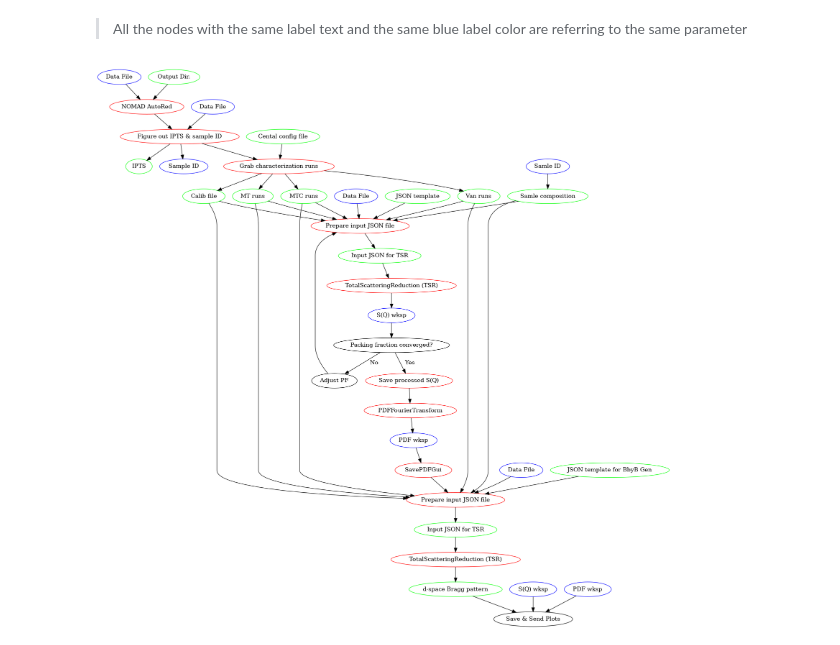
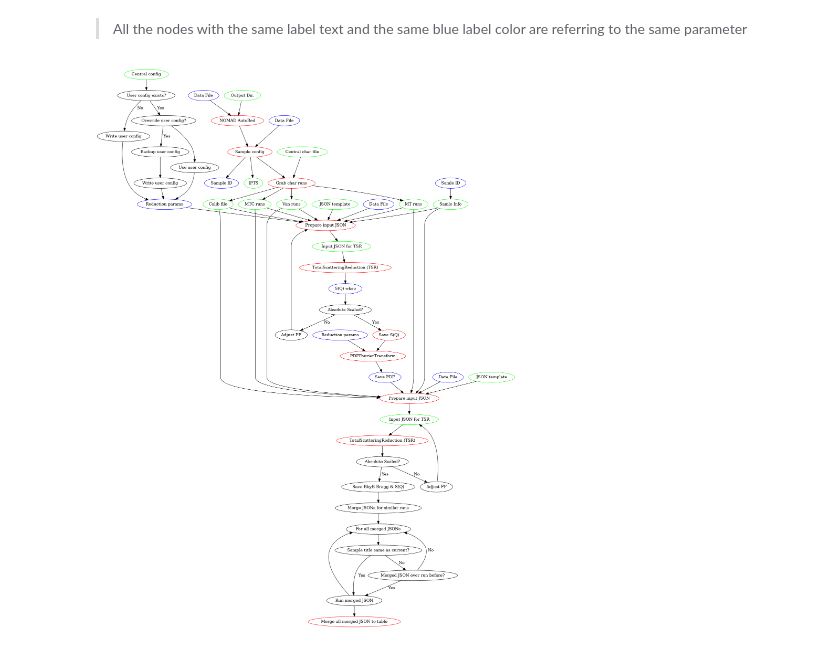
Before and after one commit to Kvieta1990/Working_Proj, a Jupyter notebook: Support/Docs/NOM_AutoRed.ipynb, the cells around one changed output. Saved outputs shown, nothing was run; the diff lists cells and outputs as text; code cells hidden in the pictures.

Commit message:
update nom auto

```diff
--- a/Support/Docs/NOM_AutoRed.ipynb
+++ b/Support/Docs/NOM_AutoRed.ipynb
@@ -2,50 +2,69 @@
 > All the nodes with the same label text and the same blue label color are referring to the same parameter
 # %%
 strict digraph G {
+ {node[color=green];"Central config"} -> "User config exists?";
+ "User config exists?" -> "Write user config" [label=" No"];
+ "Write user config" -> {node[color=blue];"Reduction params"};
+ "Reduction params" -> {node[color=red];"Prepare input JSON"};
+ "User config exists?" -> "Override user config?" [label=" Yes"];
+ "Override user config?" -> "Backup user config" [label=" Yes"];
+ "Backup user config" -> {node[label="Write user config"];"ruc_1"};
+ {node[label="Write user config"];"ruc_1"} -> {node[color=blue];"Reduction params"};
+ "Override user config?" -> "Use user config";
+ "Use user config" -> {node[color=blue];"Reduction params"};
  {node[color=blue];"Data File"} -> {node[color=red];"NOMAD AutoRed"};
  {node[color=green];"Output Dir."} -> {node[color=red];"NOMAD AutoRed"};
- {node[color=red];"NOMAD AutoRed"} -> {node[color=red];"Figure out IPTS & sample ID"};
- {node[color=blue;label="Data File"];"df_1"} -> {node[color=red];"Figure out IPTS & sample ID"};
- {node[color=red];"Figure out IPTS & sample ID"} -> {node[color=green];"IPTS"};
- {node[color=red];"Figure out IPTS & sample ID"} -> {node[color=blue];"Sample ID"};
- {node[color=red];"Figure out IPTS & sample ID"} -> {node[color=red];"Grab characterization runs"};
- {node[color=green;label="Cental config file"];"cf_1"} -> {node[color=red];"Grab characterization runs"};
- {node[color=red];"Grab characterization runs"} -> {node[color=green];"MTC runs"};
- {node[color=red];"Grab characterization runs"} -> {node[color=green];"MT runs"};
- {node[color=red];"Grab characterization runs"} -> {node[color=green];"Van runs"};
- {node[color=red];"Grab characterization runs"} -> {node[color=green];"Calib file"};
- {node[color=blue;label="Data File"];"df_2"} -> {node[color=red];"Prepare input JSON file"};
- {node[color=green;label="Samle composition"];"sc_2"} -> {node[color=red];"Prepare input JSON file"};
- {node[color=blue;label="Samle ID"];"sid_2"} -> {node[color=green;label="Samle composition"];"sc_2"};
- {node[color=green];"MTC runs"} -> {node[color=red];"Prepare input JSON file"};
- {node[color=green];"MT runs"} -> {node[color=red];"Prepare input JSON file"};
- {node[color=green];"JSON template"} -> {node[color=red];"Prepare input JSON file"};
- {node[color=green];"Van runs"} -> {node[color=red];"Prepare input JSON file"};
- {node[color=green];"Calib file"} -> {node[color=red];"Prepare input JSON file"};
- {node[color=red];"Prepare input JSON file"} -> {node[color=green];"Input JSON for TSR"};
+ {node[color=red];"NOMAD AutoRed"} -> {node[color=red];"Sample config"};
+ {node[color=blue;label="Data File"];"df_1"} -> {node[color=red];"Sample config"};
+ {node[color=red];"Sample config"} -> {node[color=green];"IPTS"};
+ {node[color=red];"Sample config"} -> {node[color=blue];"Sample ID"};
+ {node[color=red];"Sample config"} -> {node[color=red];"Grab char runs"};
+ {node[color=green;label="Central char file"];"cf_1"} -> {node[color=red];"Grab char runs"};
+ {node[color=red];"Grab char runs"} -> {node[color=green];"MTC runs"};
+ {node[color=red];"Grab char runs"} -> {node[color=green];"MT runs"};
+ {node[color=red];"Grab char runs"} -> {node[color=green];"Van runs"};
+ {node[color=red];"Grab char runs"} -> {node[color=green];"Calib file"};
+ {node[color=blue;label="Data File"];"df_2"} -> {node[color=red];"Prepare input JSON"};
+ {node[color=green;label="Samle Info"];"sc_2"} -> {node[color=red];"Prepare input JSON"};
+ {node[color=blue;label="Samle ID"];"sid_2"} -> {node[color=green;label="Samle Info"];"sc_2"};
+ {node[color=green];"MTC runs"} -> {node[color=red];"Prepare input JSON"};
+ {node[color=green];"MT runs"} -> {node[color=red];"Prepare input JSON"};
+ {node[color=green];"JSON template"} -> {node[color=red];"Prepare input JSON"};
+ {node[color=green];"Van runs"} -> {node[color=red];"Prepare input JSON"};
+ {node[color=green];"Calib file"} -> {node[color=red];"Prepare input JSON"};
+ {node[color=red];"Prepare input JSON"} -> {node[color=green];"Input JSON for TSR"};
  {node[color=green];"Input JSON for TSR"} -> {node[color=red];"TotalScatteringReduction (TSR)"};
  {node[color=red];"TotalScatteringReduction (TSR)"} -> {node[color=blue];"S(Q) wksp"};
- {node[color=blue];"S(Q) wksp"} -> "Packing fraction converged?";
- "Packing fraction converged?" -> {node[color=red];"Save processed S(Q)"} [label="  Yes"];
- {node[color=red];"Save processed S(Q)"} -> {node[color=red];"PDFFourierTransform"};
- "Packing fraction converged?" -> "Adjust PF" [label="  No"];
- "Adjust PF" -> {node[color=red];"Prepare input JSON file"};
- {node[color=red];"PDFFourierTransform"} -> {node[color=blue];"PDF wksp"};
- {node[color=blue];"PDF wksp"} -> {node[color=red];"SavePDFGui"};
- {node[color=red];"SavePDFGui"} -> {node[color=red;label="Prepare input JSON file"];"input_json_prep_2"};
- {node[color=green];"MTC runs"} -> {node[color=red;label="Prepare input JSON file"];"input_json_prep_2"};
- {node[color=green];"MT runs"} -> {node[color=red;label="Prepare input JSON file"];"input_json_prep_2"};
- {node[color=green];"Van runs"} -> {node[color=red;label="Prepare input JSON file"];"input_json_prep_2"};
- {node[color=green];"Calib file"} -> {node[color=red;label="Prepare input JSON file"];"input_json_prep_2"};
- {node[color=blue;label="Data File"];"df_3"} -> {node[color=red;label="Prepare input JSON file"];"input_json_prep_2"};
- {node[color=green];"JSON template for BbyB Gen"} -> {node[color=red;label="Prepare input JSON file"];"input_json_prep_2"};
- {node[color=green;label="Samle composition"];"sc_2"} -> {node[color=red;label="Prepare input JSON file"];"input_json_prep_2"};
- {node[color=red;label="Prepare input JSON file"];"input_json_prep_2"} -> {node[color=green;label="Input JSON for TSR"];"input_json_TSR"};
+ {node[color=blue];"S(Q) wksp"} -> "Absolute Scaled?";
+ "Absolute Scaled?" -> {node[color=red];"Save S(Q)"} [label="  Yes"];
+ {node[color=red];"Save S(Q)"} -> {node[color=red];"PDFFourierTransform"};
+ {node[color=blue;label="Reduction params"];"rdp_1"} -> {node[color=red];"PDFFourierTransform"};
+ "Absolute Scaled?" -> "Adjust PF" [label="  No"];
+ "Adjust PF" -> {node[color=red];"Prepare input JSON"};
+ {node[color=red];"PDFFourierTransform"} -> {node[color=blue];"Save PDF"};
+ {node[color=blue];"Save PDF"} -> {node[color=red;label="Prepare input JSON"];"input_json_prep_2"};
+ {node[color=green];"MTC runs"} -> {node[color=red;label="Prepare input JSON"];"input_json_prep_2"};
+ {node[color=green];"MT runs"} -> {node[color=red;label="Prepare input JSON"];"input_json_prep_2"};
+ {node[color=green];"Van runs"} -> {node[color=red;label="Prepare input JSON"];"input_json_prep_2"};
+ {node[color=green];"Calib file"} -> {node[color=red;label="Prepare input JSON"];"input_json_prep_2"};
+ {node[color=blue;label="Data File"];"df_3"} -> {node[color=red;label="Prepare input JSON"];"input_json_prep_2"};
+ {node[color=green;label="JSON template"];"jt_1"} -> {node[color=red;label="Prepare input JSON"];"input_json_prep_2"};
+ {node[color=green;label="Samle Info"];"sc_2"} -> {node[color=red;label="Prepare input JSON"];"input_json_prep_2"};
+ {node[color=red;label="Prepare input JSON"];"input_json_prep_2"} -> {node[color=green;label="Input JSON for TSR"];"input_json_TSR"};
  {node[color=green;label="Input JSON for TSR"];"input_json_TSR"} -> {node[color=red;label="TotalScatteringReduction (TSR)"];"tsr_2"};
- {node[color=red;label="TotalScatteringReduction (TSR)"];"tsr_2"} -> {node[color=green];"d-space Bragg pattern"};
- {node[color=green];"d-space Bragg pattern"} -> "Save & Send Plots";
- {node[color=blue;label="S(Q) wksp"];"sofq_wksp_1"} -> "Save & Send Plots";
- {node[color=blue;label="PDF wksp"];"pdf_wksp_1"} -> "Save & Send Plots";
+ {node[color=red;label="TotalScatteringReduction (TSR)"];"tsr_2"} -> {node[label="Absolute Scaled?"];"pfc_1"};
+ {node[label="Absolute Scaled?"];"pfc_1"} -> "Save BbyB Bragg & S(Q)" [label=" Yes"];
+ {node[label="Absolute Scaled?"];"pfc_1"} -> {node[label="Adjust PF"];"apf_1"} [label=" No"];
+ {node[label="Adjust PF"];"apf_1"} -> {node[color=green;label="Input JSON for TSR"];"input_json_TSR"};
+ "Save BbyB Bragg & S(Q)" -> "Merge JSONs for similar runs";
+ "Merge JSONs for similar runs" -> "For all merged JSONs";
+ "For all merged JSONs" -> "Sample title same as current?";
+ "Sample title same as current?" -> "Run merged JSON" [label=" Yes"];
+ "Sample title same as current?" -> "Merged JSON ever run before?" [label=" No"];
+ "Merged JSON ever run before?" -> "For all merged JSONs" [label=" No"];
+ "Merged JSON ever run before?" -> "Run merged JSON" [label=" Yes"];
+ "Run merged JSON" -> "For all merged JSONs";
+ "Run merged JSON" -> {node[color=red];"Merge all merged JSON to table"};
 }
 # %% [output]
-[figure, old version]
+[figure, new version]
```
Also changed, not shown: 2 other files.
